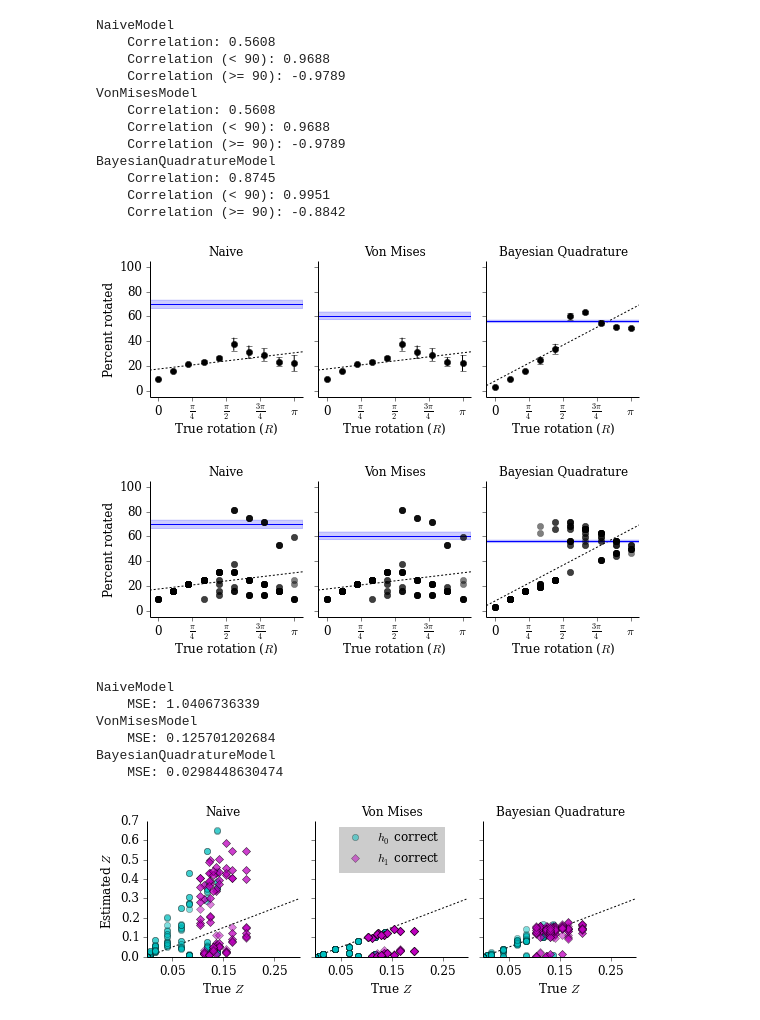
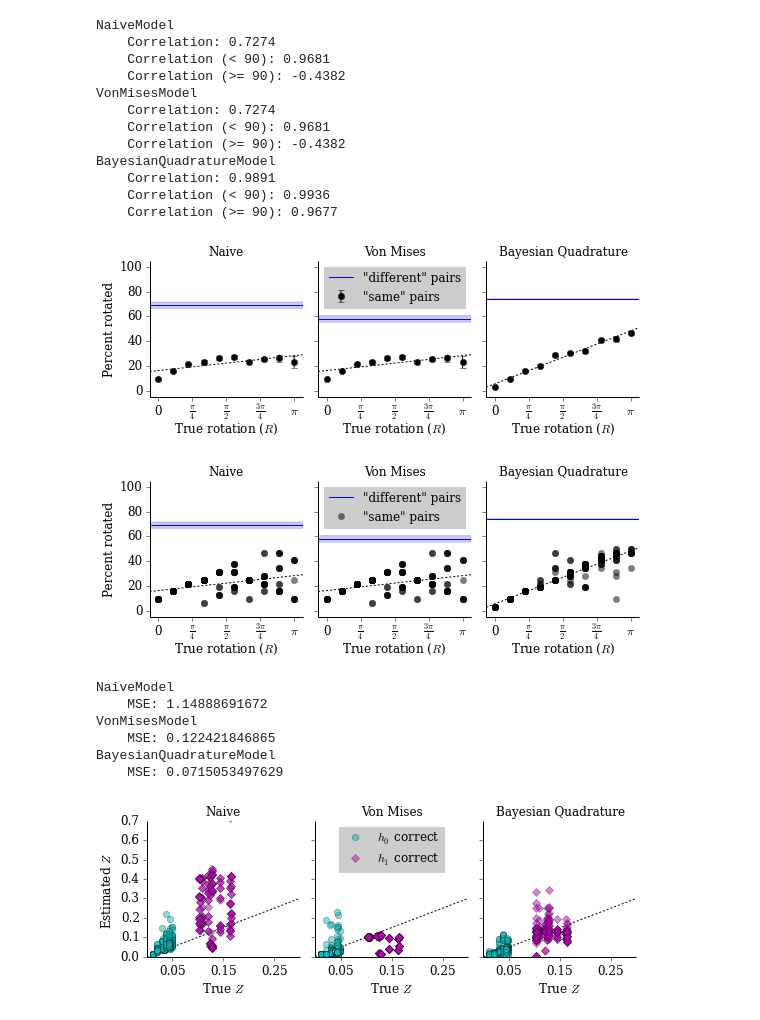
Before and after one commit to jhamrick/optimal-mental-rotation, a Jupyter notebook: code/analysis.ipynb, the cells around one changed output. Cells and saved outputs as stored; diff of their text form; code cells hidden in the pictures.

```diff
--- a/code/analysis.ipynb
+++ b/code/analysis.ipynb
@@ -147,11 +144,10 @@ for i, model in enumerate(models):
 	#correct = err == 0
 	correct = np.ones(err.shape).astype('bool')
         ss = samps[(idx & ih1)[:, None] & correct] * 100
+	ss[ss > 50] = 100 - ss[ss > 50]
         same_raw.append(ss.copy())
         same_mean[aidx] = np.mean(ss)
         same_sem[aidx] = scipy.stats.sem(ss)
-        assert not np.isnan(same_mean[aidx])
-        assert not np.isnan(same_sem[aidx])
 
     dd = samps[ih0[:, None] & (err == 0)] * 100
     diff_raws[model] = dd
@@ -193,17 +189,17 @@ for i, model in enumerate(models):
     r"\rho=%.2f" % corr_bg)
 # %% [output]
 NaiveModel
-    Correlation: 0.5608
-    Correlation (< 90): 0.9688
-    Correlation (>= 90): -0.9789
+    Correlation: 0.7274
+    Correlation (< 90): 0.9681
+    Correlation (>= 90): -0.4382
 VonMisesModel
-    Correlation: 0.5608
-    Correlation (< 90): 0.9688
-    Correlation (>= 90): -0.9789
+    Correlation: 0.7274
+    Correlation (< 90): 0.9681
+    Correlation (>= 90): -0.4382
 BayesianQuadratureModel
-    Correlation: 0.8745
-    Correlation (< 90): 0.9951
-    Correlation (>= 90): -0.8842
+    Correlation: 0.9891
+    Correlation (< 90): 0.9936
+    Correlation (>= 90): 0.9677
 # %%
 fig, axes = plots.model_rotations([nicenames[m] for m in models[1:]])
 
@@ -227,17 +223,30 @@ for i, model in enumerate(models):
     yl = y - diff_sems[model]
     yu = y + diff_sems[model]
     ax.fill_between(x, yl, yu, color='b', alpha=0.2)
-    ax.plot(x, y, 'b-')
+    ax.plot(x, y, 'b-', label='"different" pairs')
     ax.errorbar(unique_ang,
                 same_mean, yerr=same_sem,
                 marker='o',
                 linestyle='',
-                color='k')
+                color='k',
+		label='"same" pairs')
+
+if len(models[1:]) == 1:
+    ax = axes
+else:
+    ax = axes[1]
+leg = ax.legend(
+    loc='upper center',
+    frameon=True,
+    numpoints=1,
+    fontsize=12)
+leg.get_frame().set_edgecolor('white')
+leg.get_frame().set_color('#CCCCCC')
 
 if opt['save']:
     sg.save("../figures/model_rotations.pdf", close=False)
 # %% [output]
-[figure, old version]
+[figure, new version]
 # %%
 fig, axes = plots.model_rotations([nicenames[m] for m in models[1:]])
 
@@ -246,36 +255,53 @@ for i, model in enumerate(models):
         continue
     same_raw = same_raws[model]
     same_mean = same_means[model]
 
     if len(models[1:]) == 1:
         ax = axes
     else:
         ax = axes[i-1]
 
     x = np.linspace(-np.pi / 16, np.pi + (np.pi / 16.), 100)
     C = linreg(unique_ang[:, None], same_mean[:, None])
     y = x * C[0] + C[1]
     ax.plot(x, y, 'k--', dashes=(2, 2))
 
     y = np.ones(x.shape) * diff_means[model]
     yl = y - diff_sems[model]
     yu = y + diff_sems[model]
     ax.fill_between(x, yl, yu, color='b', alpha=0.2)
-    ax.plot(x, y, 'b-')
+    ax.plot(x, y, 'b-', label='"different" pairs')
 
     for ia, ang in enumerate(unique_ang):
         ss = same_raw[ia]
+	if ia == 0:
+	    label = '"same" pairs'
+	else:
+	    label = None
         ax.plot(np.ones(ss.size) * ang,
                 ss,
                 marker='o',
                 alpha=0.5,
                 linestyle='',
-                color='k')
+                color='k',
+		label=label)
+
+if len(models[1:]) == 1:
+    ax = axes
+else:
+    ax = axes[1]
+leg = ax.legend(
+    loc='upper center',
+    frameon=True,
+    numpoints=1,
+    fontsize=12)
+leg.get_frame().set_edgecolor('white')
+leg.get_frame().set_color('#CCCCCC')
 
 if opt['save']:
     sg.save("../figures/model_rotations_all.pdf", close=False)
 # %% [output]
-[figure, old version]
+[figure, new version]
 # %%
 gs_Z = util.load_sims('GoldStandardModel')[2]
 gs_Z_mean = np.mean(gs_Z[:, :, 0], axis=1)
@@ -342,12 +368,12 @@ if opt['save']:
     sg.save("../figures/Z_accuracy.pdf", close=False)
 # %% [output]
 NaiveModel
-    MSE: 1.0406736339
+    MSE: 1.14888691672
 VonMisesModel
-    MSE: 0.125701202684
+    MSE: 0.122421846865
 BayesianQuadratureModel
-    MSE: 0.0298448630474
+    MSE: 0.0715053497629
-[figure, old version]
+[figure, new version]
 # %%
 print LATEX
 with open("../man/nips-2013-analyses.tex", "w") as fh:
```
Also changed, not shown: parts of 3 cells of this notebook.
